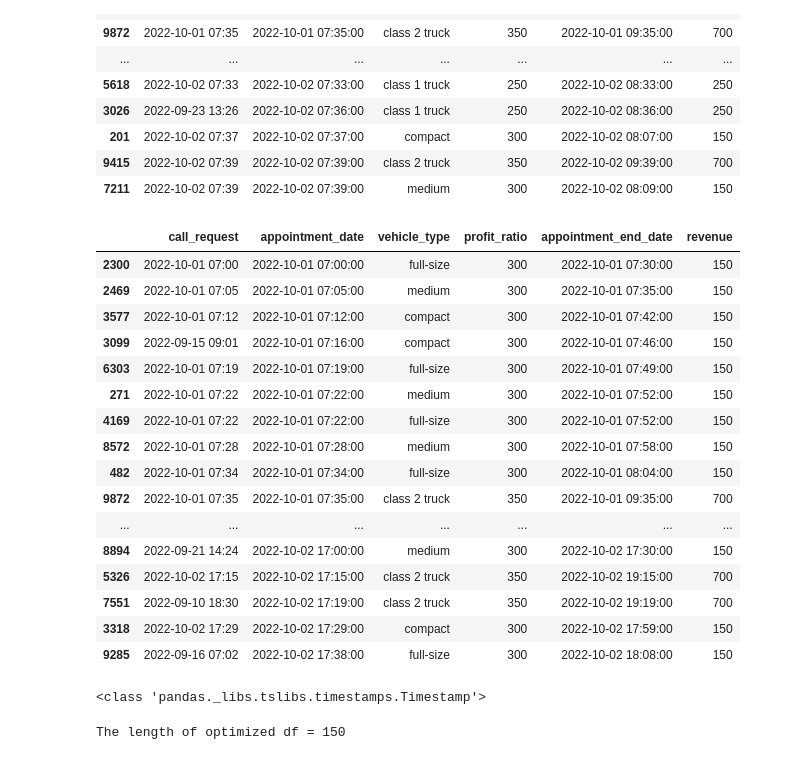
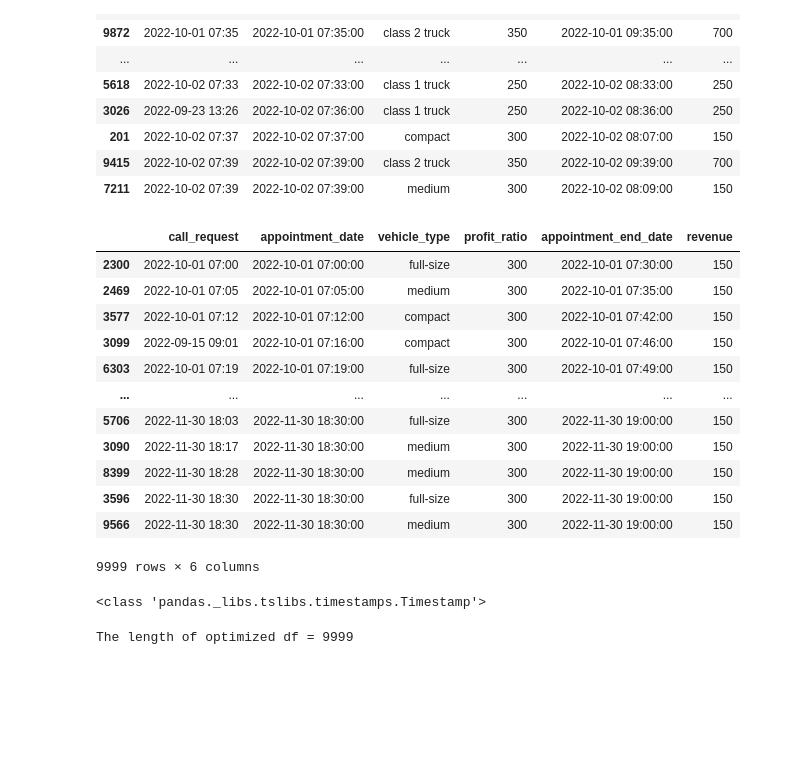
Before and after one commit to Luo-Kevin/conUHacks8, a Jupyter notebook: backend/SAP.ipynb, the cells around one changed output. Drawn from its saved outputs; the diff is of its cells as text; code cells hidden in the pictures; blank space fills up the shorter version.

```diff
--- a/backend/SAP.ipynb
+++ b/backend/SAP.ipynb
@@ -162,26 +162,22 @@ df_sorted.head(100)
 # %%
 #Creation of a truncated version of the dataframe, with less data, for testing purposes
 df_trunk = df_sorted.copy()
-df_trunk = df_trunk.head(150)
+# df_trunk = df_trunk.head(150)
 df_trunk
 # %% [output]
 |  | call_request | appointment_date | vehicle_type | profit_ratio | appointment_end_date | revenue |
 | 2300 | 2022-10-01 07:00 | 2022-10-01 07:00:00 | full-size | 300 | 2022-10-01 07:30:00 | 150 |
 | 2469 | 2022-10-01 07:05 | 2022-10-01 07:05:00 | medium | 300 | 2022-10-01 07:35:00 | 150 |
 | 3577 | 2022-10-01 07:12 | 2022-10-01 07:12:00 | compact | 300 | 2022-10-01 07:42:00 | 150 |
 | 3099 | 2022-09-15 09:01 | 2022-10-01 07:16:00 | compact | 300 | 2022-10-01 07:46:00 | 150 |
 | 6303 | 2022-10-01 07:19 | 2022-10-01 07:19:00 | full-size | 300 | 2022-10-01 07:49:00 | 150 |
-| 271 | 2022-10-01 07:22 | 2022-10-01 07:22:00 | medium | 300 | 2022-10-01 07:52:00 | 150 |
-| 4169 | 2022-10-01 07:22 | 2022-10-01 07:22:00 | full-size | 300 | 2022-10-01 07:52:00 | 150 |
-| 8572 | 2022-10-01 07:28 | 2022-10-01 07:28:00 | medium | 300 | 2022-10-01 07:58:00 | 150 |
-| 482 | 2022-10-01 07:34 | 2022-10-01 07:34:00 | full-size | 300 | 2022-10-01 08:04:00 | 150 |
-| 9872 | 2022-10-01 07:35 | 2022-10-01 07:35:00 | class 2 truck | 350 | 2022-10-01 09:35:00 | 700 |
 | ... | ... | ... | ... | ... | ... | ... |
-| 8894 | 2022-09-21 14:24 | 2022-10-02 17:00:00 | medium | 300 | 2022-10-02 17:30:00 | 150 |
-| 5326 | 2022-10-02 17:15 | 2022-10-02 17:15:00 | class 2 truck | 350 | 2022-10-02 19:15:00 | 700 |
-| 7551 | 2022-09-10 18:30 | 2022-10-02 17:19:00 | class 2 truck | 350 | 2022-10-02 19:19:00 | 700 |
-| 3318 | 2022-10-02 17:29 | 2022-10-02 17:29:00 | compact | 300 | 2022-10-02 17:59:00 | 150 |
-| 9285 | 2022-09-16 07:02 | 2022-10-02 17:38:00 | full-size | 300 | 2022-10-02 18:08:00 | 150 |
+| 5706 | 2022-11-30 18:03 | 2022-11-30 18:30:00 | full-size | 300 | 2022-11-30 19:00:00 | 150 |
+| 3090 | 2022-11-30 18:17 | 2022-11-30 18:30:00 | medium | 300 | 2022-11-30 19:00:00 | 150 |
+| 8399 | 2022-11-30 18:28 | 2022-11-30 18:30:00 | medium | 300 | 2022-11-30 19:00:00 | 150 |
+| 3596 | 2022-11-30 18:30 | 2022-11-30 18:30:00 | full-size | 300 | 2022-11-30 19:00:00 | 150 |
+| 9566 | 2022-11-30 18:30 | 2022-11-30 18:30:00 | medium | 300 | 2022-11-30 19:00:00 | 150 |
+9999 rows × 6 columns
 # %%
 row = df.iloc[0]
 print(type(row["appointment_date"]))
@@ -200,8 +196,8 @@ service_bays_status = {
     "compact": "",
     "medium": "",
     "full-size": "",
-    "c1_truck": "",
-    "c2_truck": "",
+    "class 1 truck": "",
+    "class 2 truck": "",
     "any1": "",
     "any2": "",
     "any3": "",
@@ -229,6 +225,14 @@ def get_total_lost_revenue(df):
 
     return total_lost_revenue
 
+#Function to get the total revenue
+def get_total_revenue(df):
+    turned_over_appointments = df[df['status'] != 'turned over']
+
+    total_lost_revenue = turned_over_appointments['revenue'].sum()
+
+    return total_lost_revenue
+
 def check_bay_status(current_time):
   for bay, end_time in service_bays_status.items():
     if end_time != "" and end_time < current_time:
@@ -242,7 +246,7 @@ def get_total_earned_revenue(df):
 
   return
 # %% [output]
-The length of optimized df = 150
+The length of optimized df = 9999
 # %%
 #Algo
 def schedule_car_repairs(df):
```
Also changed, not shown: parts of 4 cells of this notebook.
